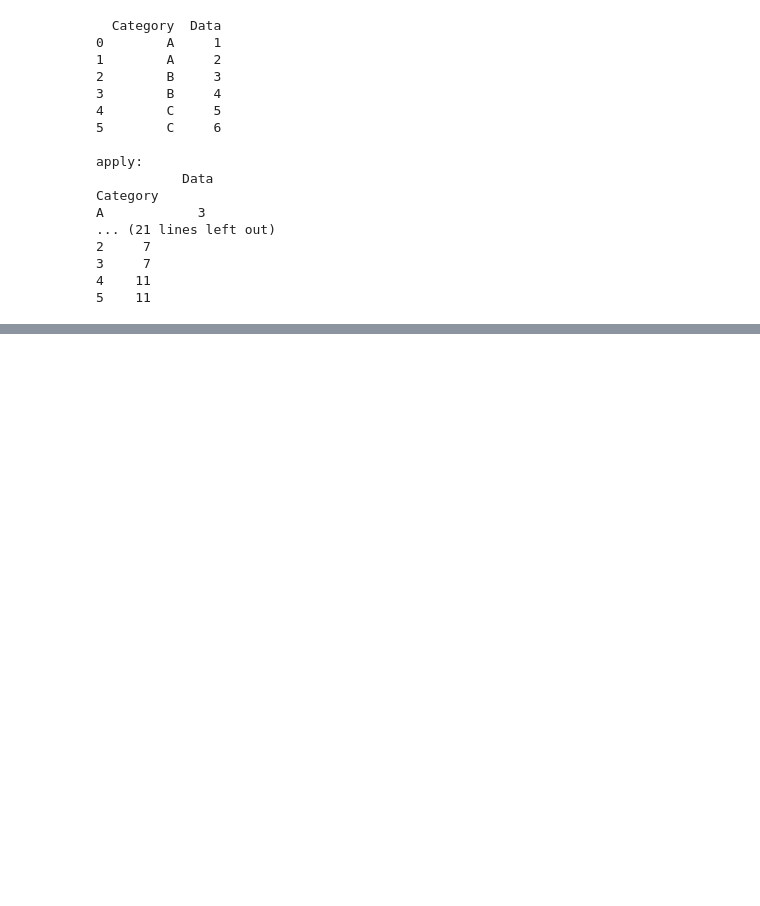
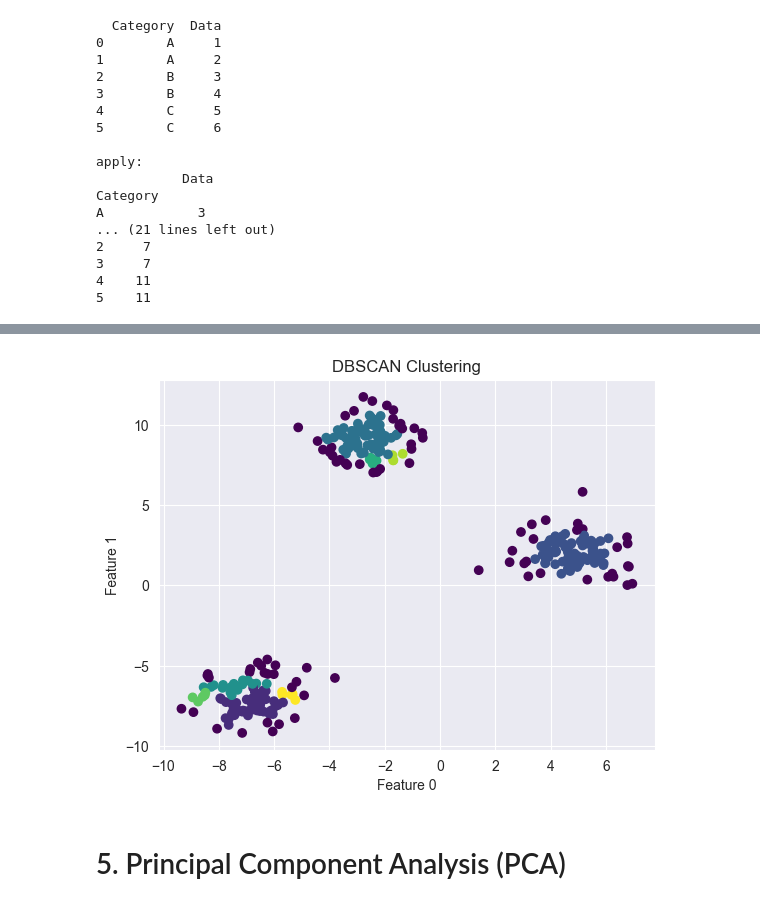
Before and after one commit to Slliki/Python_Data_Analysis, a Jupyter notebook: Data Science/Feature Engineering.ipynb, the cells around one changed output, grey strips where cells are left out. Drawn from its saved outputs; the diff is of its cells as text; code cells hidden in the pictures; blank space fills up the shorter version.

```diff
--- a/Data Science/Feature Engineering.ipynb
+++ b/Data Science/Feature Engineering.ipynb
@@ -399,0 +474,23 @@ Clustering是一种无监督学习方法，它将数据分成不同的组，每
+# %%
+from sklearn.cluster import DBSCAN
+from sklearn.datasets import make_blobs
+
+# 生成一些模拟数据,make_moons用于生成
+X, y = make_blobs(n_samples=300, centers=3,n_features=2, random_state=42)
+
+# 初始化 DBSCAN
+dbscan = DBSCAN(eps=0.4, min_samples=5)
+
+# 拟合模型
+labels = dbscan.fit_predict(X)
+
+# 可视化结果
+plt.scatter(X[:, 0], X[:, 1], c=labels, cmap='viridis')
+plt.title("DBSCAN Clustering")
+plt.xlabel("Feature 0")
+plt.ylabel("Feature 1")
+plt.show()
+# %% [output]
+[figure, added]
+# %% [markdown]
+# 5. Principal Component Analysis (PCA)
```
Also changed, not shown: parts of 3 cells of this notebook.
